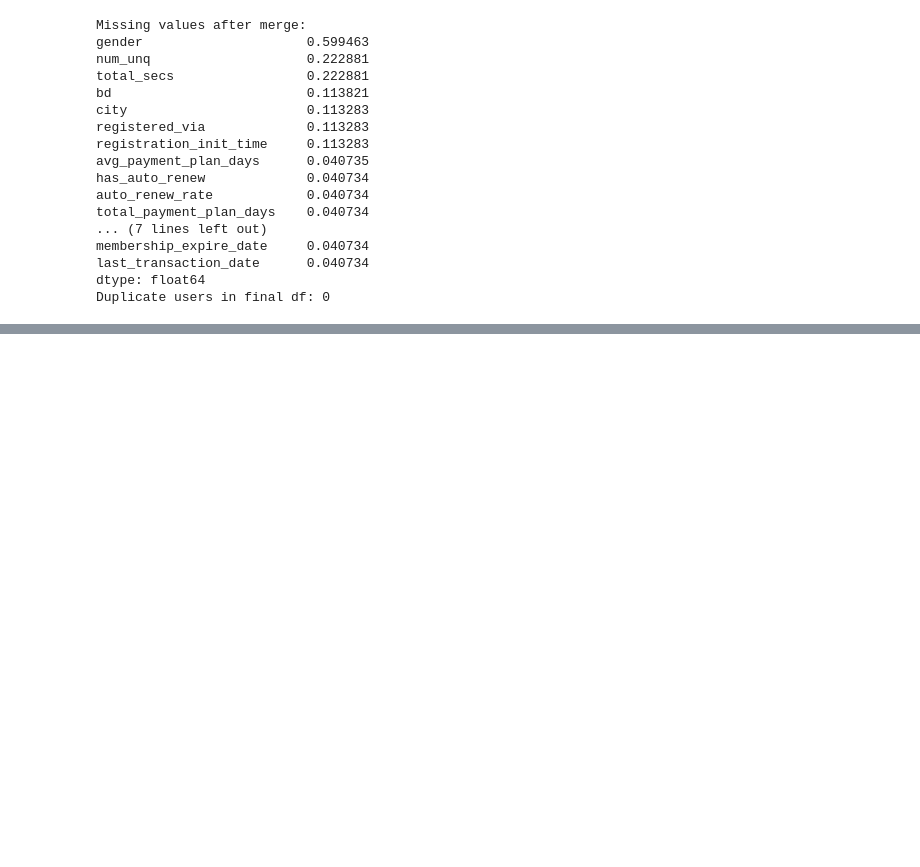
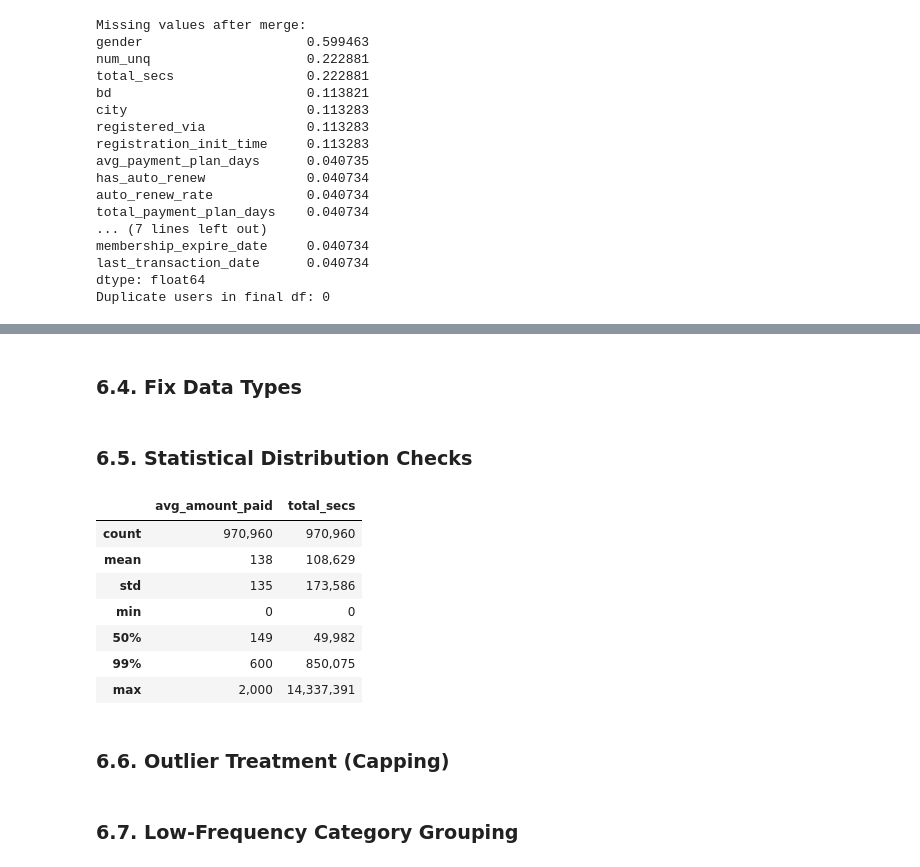
Before and after one commit to PaulinaMamiaga/customer-churn-intelligence-system, a Jupyter notebook: notebooks/02_data_preparation.ipynb, the cells around one changed output, grey strips where cells are left out. Saved outputs shown, nothing was run; the diff lists cells and outputs as text; code cells hidden in the pictures; blank space fills up the shorter version.

Commit message:
# Update Data Preparation & Feature Engineering

```diff
--- a/notebooks/02_data_preparation.ipynb
+++ b/notebooks/02_data_preparation.ipynb
@@ -270,0 +341,51 @@ Duplicate users in final df: 0
+# %%
+# 6.3.1 Demographics
+# Invalid ages → NaN
+df.loc[(df["bd"] <= 0) | (df["bd"] > 100), "bd"] = np.nan
+
+# Gender missing → "unknown"
+df["gender"] = df["gender"].fillna("unknown")
+# %%
+# 6.3.2 Engagement
+# Missing logs = no activity → meaningful
+df["total_secs"] = df["total_secs"].fillna(0)
+df["num_unq"] = df["num_unq"].fillna(0)
+# %%
+# 6.3.3 Transactions
+transaction_cols = [
+    "total_amount_paid", "avg_amount_paid",
+    "total_payment_plan_days", "avg_payment_plan_days",
+    "avg_plan_list_price", "auto_renew_rate",
+    "has_auto_renew", "cancel_rate", "has_cancelled",
+    "transaction_count"
+]
+
+df[transaction_cols] = df[transaction_cols].fillna(0)
+# %% [markdown]
+### **6.4. Fix Data Types**
+# %%
+date_cols = [
+    "registration_init_time",
+    "first_transaction_date",
+    "last_transaction_date",
+    "membership_expire_date"
+]
+
+for col in date_cols:
+    df[col] = pd.to_datetime(df[col], errors="coerce")
+# %% [markdown]
+### **6.5. Statistical Distribution Checks**
+# %%
+pd.set_option("display.float_format", "{:,.0f}".format)
+df[["avg_amount_paid", "total_secs"]].describe(percentiles=[.99])
+# %% [output]
+|  | avg_amount_paid | total_secs |
+| count | 970,960 | 970,960 |
+| mean | 138 | 108,629 |
+| std | 135 | 173,586 |
+| min | 0 | 0 |
+| 50% | 149 | 49,982 |
+| 99% | 600 | 850,075 |
+| max | 2,000 | 14,337,391 |
+# %% [markdown]
+### **6.6. Outlier Treatment (Capping)**
@@ -270,0 +399,2 @@ Duplicate users in final df: 0
+# %% [markdown]
+### **6.7. Low-Frequency Category Grouping**
```
Also changed, not shown: parts of 28 cells of this notebook.
